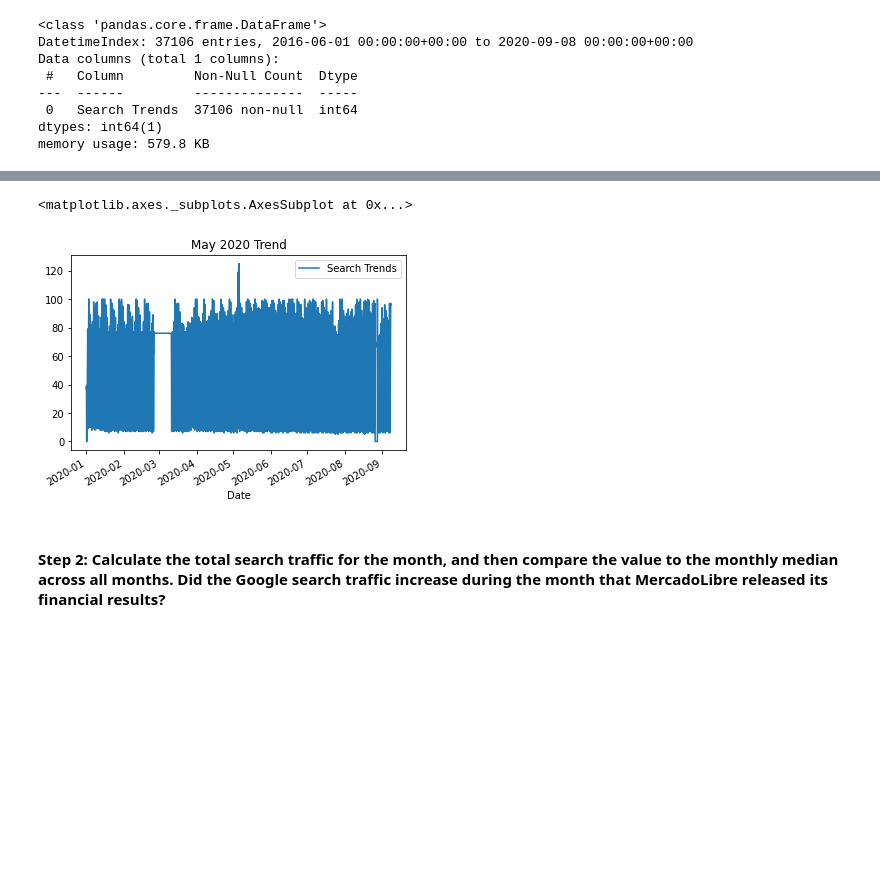
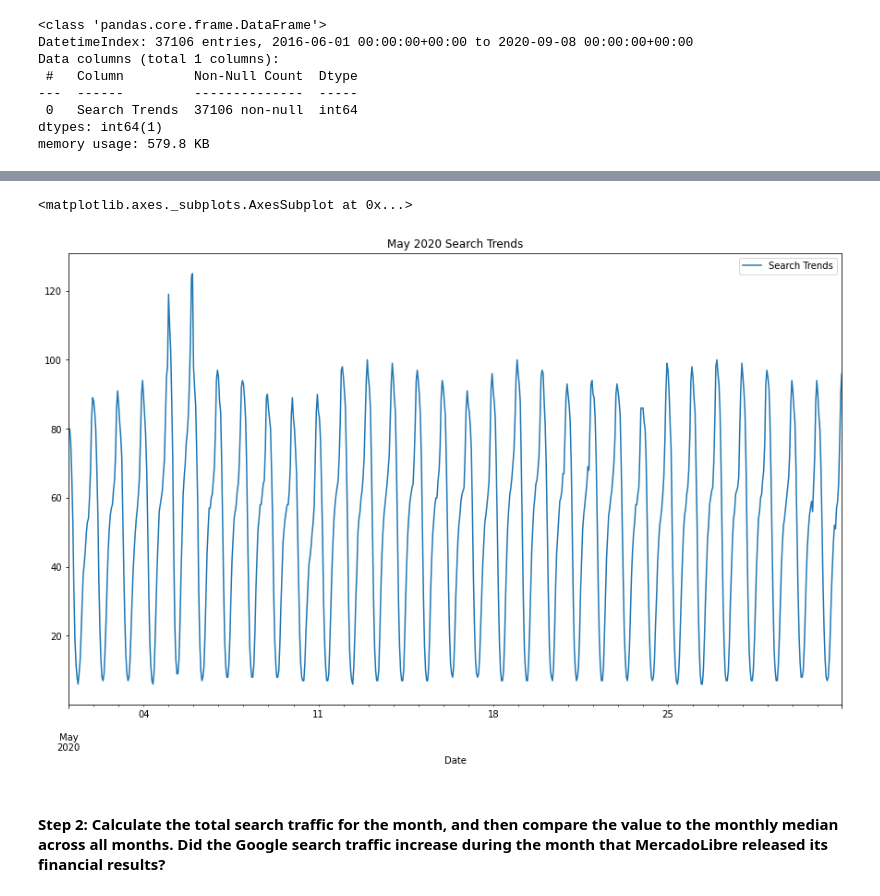
Before and after one commit to yenla9/timeseries, a Jupyter notebook: forecasting_net_prophet.ipynb, the cells around one changed output, grey strips where cells are left out. Drawn from its saved outputs; the diff is of its cells as text; code cells hidden in the pictures; blank space fills up the shorter version.

```diff
--- a/forecasting_net_prophet.ipynb
+++ b/forecasting_net_prophet.ipynb
@@ -193,18 +195,18 @@ memory usage: 579.8 KB
 # %%
 # Holoviews extension to render hvPlots in Colab
 hv.extension('bokeh')
 
 # Slice the DataFrame to just the month of May 2020
-df_may_2020 = df_mercado_trends.loc["2020"]
+df_may_2020 = df_mercado_trends.loc["2020-05"]
 
 # Use hvPlot to visualize the data for May 2020
-df_may_2020.plot(title = "May 2020 Trend")
+df_may_2020.plot(title = "May 2020 Search Trends", figsize = (15,9))
 # %% [output]
 [interactive output not drawn]
 [interactive output not drawn]
 [interactive output not drawn]
 <matplotlib.axes._subplots.AxesSubplot at 0x...>
-[figure, old version]
+[figure, new version]
 # %% [markdown]
 #### Step 2: Calculate the total search traffic for the month, and then compare the value to the monthly median across all months. Did the Google search traffic increase during the month that MercadoLibre released its financial results?
 # %%
```
Also changed, not shown: parts of 1 cell of this notebook.
